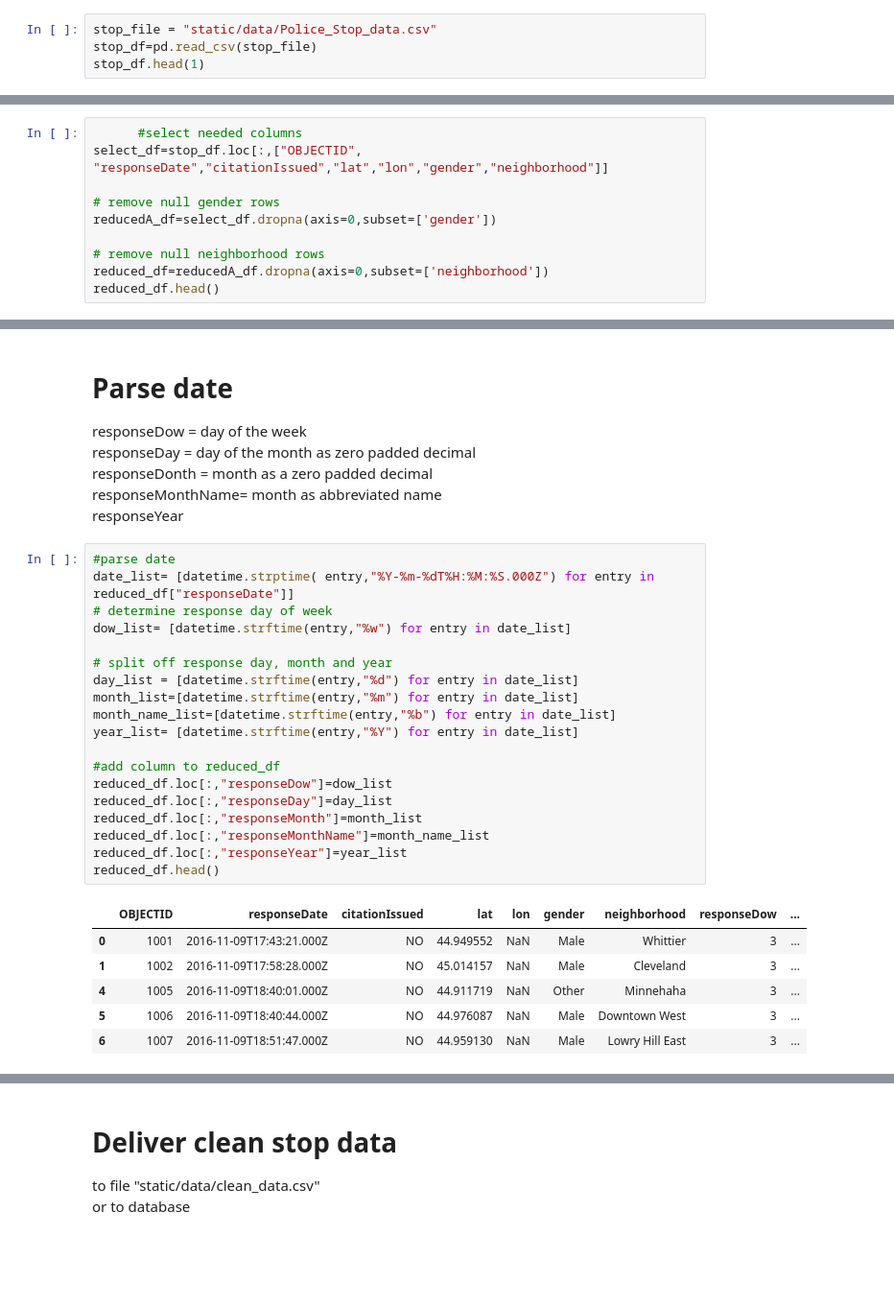
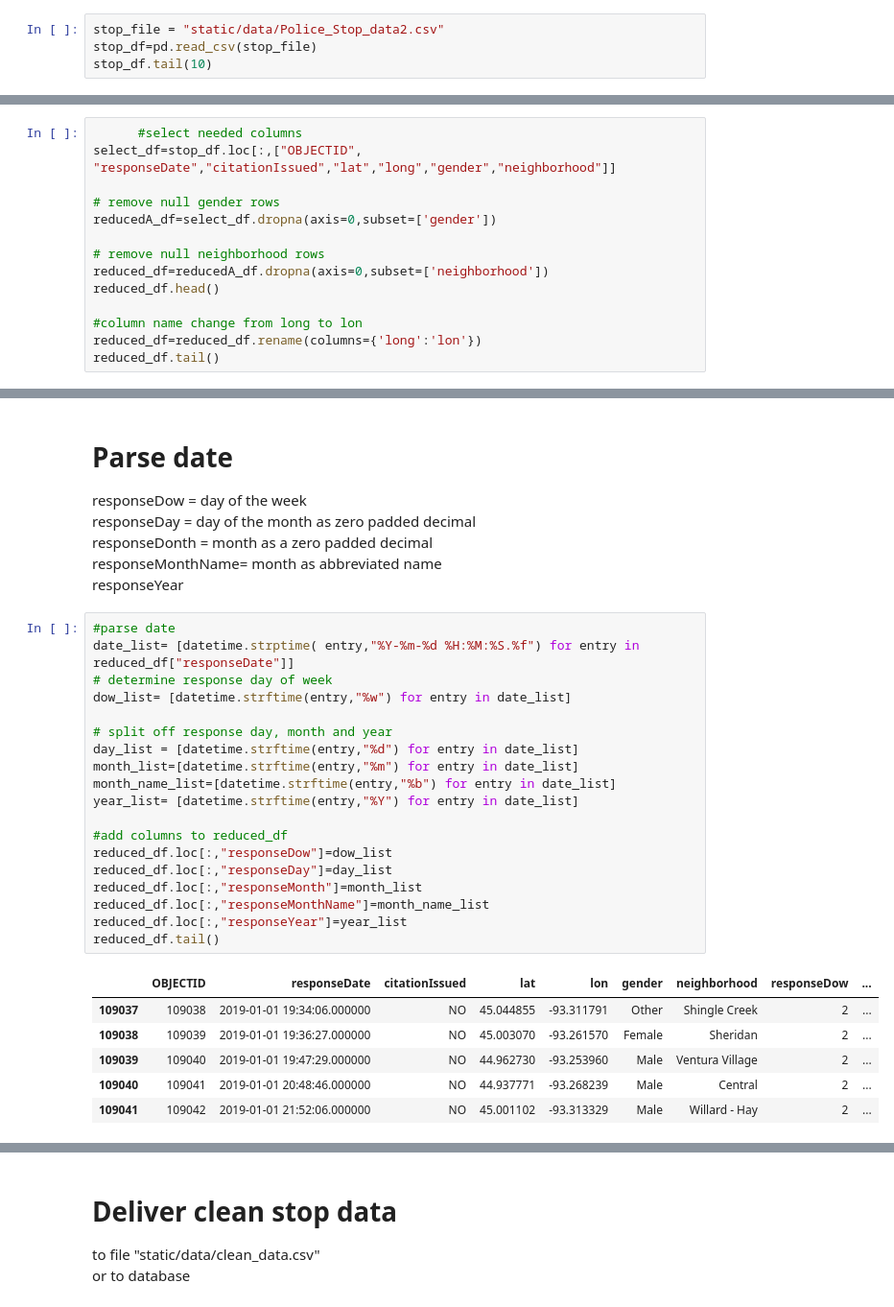
Before and after one commit to mccallkm/Minneapolis-Traffic-Stop-Data-Analysis, a Jupyter notebook: clean_data.ipynb, the cells around one changed output, grey strips where cells are left out. Shown: that part at 96% size. Drawn from its saved outputs; the diff is of its cells as text; blank space fills up the shorter version.

```diff
--- a/clean_data.ipynb
+++ b/clean_data.ipynb
@@ -11,7 +11,7 @@ from datetime import datetime
 # %% [markdown]
 # Read data from csv file
 # %%
-stop_file = "static/data/Police_Stop_data.csv"
+stop_file = "static/data/Police_Stop_data2.csv"
 stop_df=pd.read_csv(stop_file)
-stop_df.head(1)
+stop_df.tail(10)
 # %% [output]
@@ -82,7 +91,7 @@ Reduce the columns to those needed and eliminate rows with null gender
 check count to confirm later operations
 # %%
       #select needed columns
-select_df=stop_df.loc[:,["OBJECTID", "responseDate","citationIssued","lat","lon","gender","neighborhood"]]
+select_df=stop_df.loc[:,["OBJECTID", "responseDate","citationIssued","lat","long","gender","neighborhood"]]
 
 # remove null gender rows
 reducedA_df=select_df.dropna(axis=0,subset=['gender'])
@@ -90,4 +99,8 @@ reducedA_df=select_df.dropna(axis=0,subset=['gender'])
 # remove null neighborhood rows
 reduced_df=reducedA_df.dropna(axis=0,subset=['neighborhood'])
 reduced_df.head()
+
+#column name change from long to lon
+reduced_df=reduced_df.rename(columns={'long':'lon'})
+reduced_df.tail()
 # %% [output]
@@ -208,27 +234,27 @@ responseMonthName= month as abbreviated name
 responseYear
 # %%
 #parse date
-date_list= [datetime.strptime( entry,"%Y-%m-%dT%H:%M:%S.000Z") for entry in reduced_df["responseDate"]]
+date_list= [datetime.strptime( entry,"%Y-%m-%d %H:%M:%S.%f") for entry in reduced_df["responseDate"]]
 # determine response day of week
 dow_list= [datetime.strftime(entry,"%w") for entry in date_list]
 
 # split off response day, month and year
 day_list = [datetime.strftime(entry,"%d") for entry in date_list]
 month_list=[datetime.strftime(entry,"%m") for entry in date_list]
 month_name_list=[datetime.strftime(entry,"%b") for entry in date_list]
 year_list= [datetime.strftime(entry,"%Y") for entry in date_list]
 
-#add column to reduced_df
+#add columns to reduced_df
 reduced_df.loc[:,"responseDow"]=dow_list
 reduced_df.loc[:,"responseDay"]=day_list
 reduced_df.loc[:,"responseMonth"]=month_list
 reduced_df.loc[:,"responseMonthName"]=month_name_list
 reduced_df.loc[:,"responseYear"]=year_list
-reduced_df.head()
+reduced_df.tail()
 # %% [output]
 |  | OBJECTID | responseDate | citationIssued | lat | lon | gender | neighborhood | responseDow | ... |
-| 0 | 1001 | 2016-11-09T17:43:21.000Z | NO | 44.949552 | NaN | Male | Whittier | 3 | ... |
-| 1 | 1002 | 2016-11-09T17:58:28.000Z | NO | 45.014157 | NaN | Male | Cleveland | 3 | ... |
-| 4 | 1005 | 2016-11-09T18:40:01.000Z | NO | 44.911719 | NaN | Other | Minnehaha | 3 | ... |
-| 5 | 1006 | 2016-11-09T18:40:44.000Z | NO | 44.976087 | NaN | Male | Downtown West | 3 | ... |
-| 6 | 1007 | 2016-11-09T18:51:47.000Z | NO | 44.959130 | NaN | Male | Lowry Hill East | 3 | ... |
+| 109037 | 109038 | 2019-01-01 19:34:06.000000 | NO | 45.044855 | -93.311791 | Other | Shingle Creek | 2 | ... |
+| 109038 | 109039 | 2019-01-01 19:36:27.000000 | NO | 45.003070 | -93.261570 | Female | Sheridan | 2 | ... |
+| 109039 | 109040 | 2019-01-01 19:47:29.000000 | NO | 44.962730 | -93.253960 | Male | Ventura Village | 2 | ... |
+| 109040 | 109041 | 2019-01-01 20:48:46.000000 | NO | 44.937771 | -93.268239 | Male | Central | 2 | ... |
+| 109041 | 109042 | 2019-01-01 21:52:06.000000 | NO | 45.001102 | -93.313329 | Male | Willard - Hay | 2 | ... |
```
Also changed, not shown: parts of 18 cells of this notebook, 10 other files.
